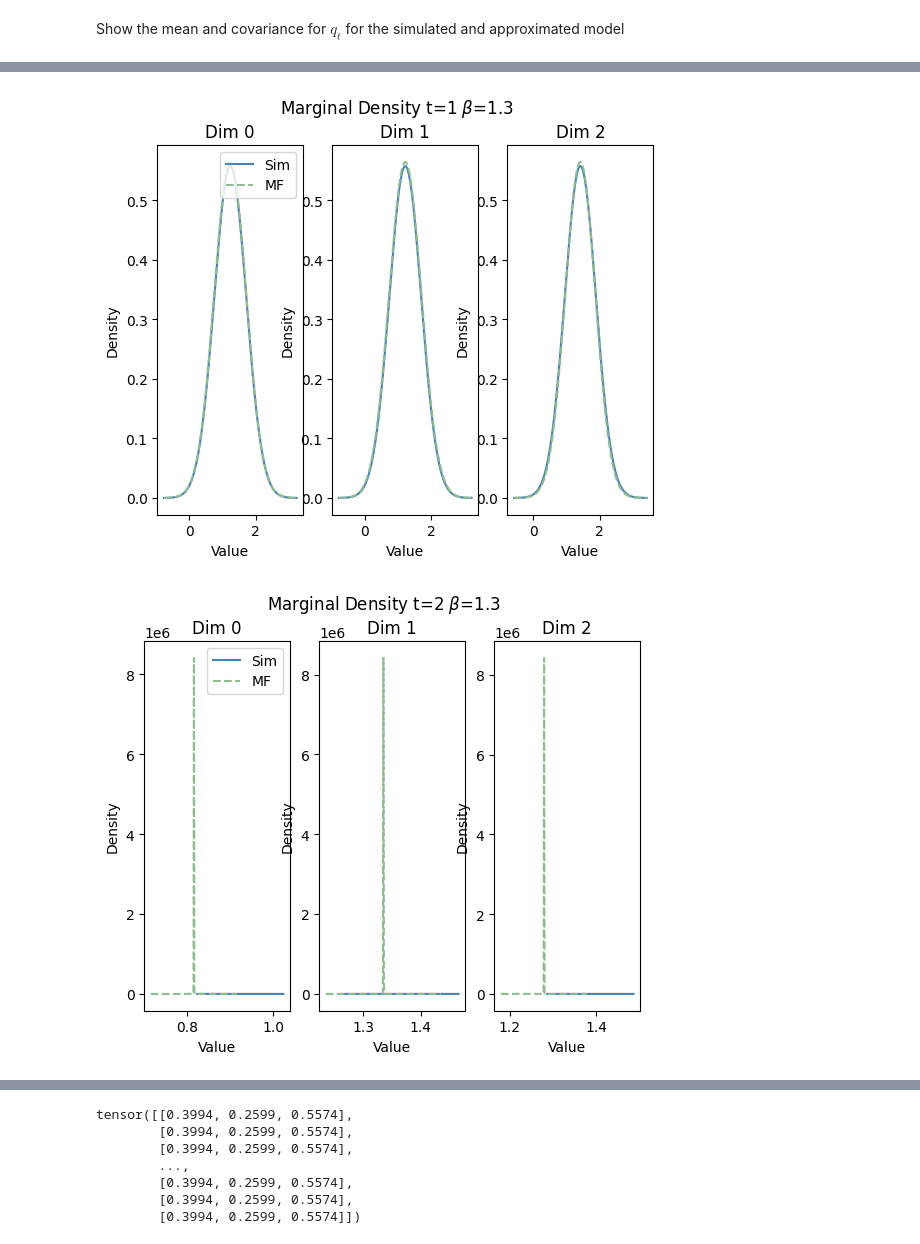
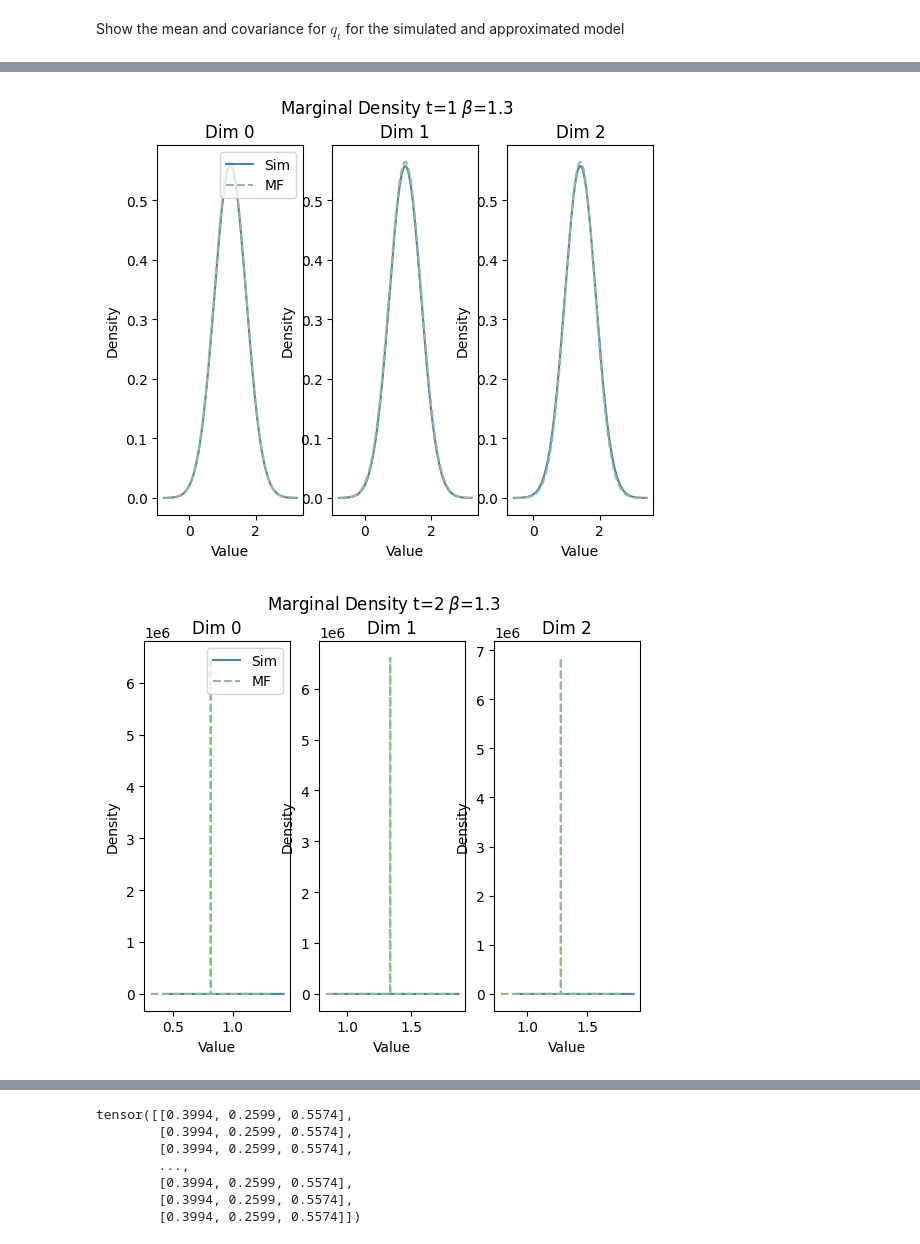
Before and after one commit to muxitox/nanoGPT, a Jupyter notebook: simple_model/simple_output_model_q.ipynb, the cells around one changed output, grey strips where cells are left out. Saved outputs shown, nothing was run; the diff lists cells and outputs as text; code cells hidden in the pictures.

Commit message:
Change plot grid

```diff
--- a/simple_model/simple_output_model_q.ipynb
+++ b/simple_model/simple_output_model_q.ipynb
@@ -584,7 +584,7 @@ for t in timesteps_to_examine:
     if t == 0:
         grid_width = 0.005
     elif t == 2:
-        grid_width = 0.1
+        grid_width = 0.5
     else:
         grid_width = 2
     grid = torch.linspace(-grid_width, grid_width, num_elems_grid)  # adjust range if mean is far from 0
@@ -616,34 +616,34 @@ for t in timesteps_to_examine:
         axes[i].set_xlabel('Value')
         axes[i].set_ylabel('Density')
 
         if i == 0:
             axes[i].legend(loc="upper right")
 
     fig.suptitle(rf"Marginal Density t={timesteps_to_examine[t]} $\beta$={beta}")
 
 
     print(q_sim_mean_t.shape, q_sim_cov_t.shape)
 # %% [output]
 0
 q sim tensor([0.3996, 0.2601, 0.5576])
 q mf tensor([0.3994, 0.2599, 0.5574])
 q sim cov tensor([[0.0002, 0.0002, 0.0003],
         [0.0002, 0.0002, 0.0003],
         [0.0003, 0.0003, 0.0004]])
 q mf cov tensor([[4.0965e-06, 1.4875e-06, 1.4635e-06],
         [1.4875e-06, 8.7292e-07, 6.2920e-07],
         [1.4635e-06, 6.2920e-07, 7.1291e-07]])
 torch.Size([3]) torch.Size([3, 3])
 1
 q sim tensor([1.2382, 1.2218, 1.4149])
 ... (34 lines left out)
 q mf cov tensor([[0.0066, 0.0022, 0.0053],
         [0.0022, 0.0045, 0.0037],
         [0.0053, 0.0037, 0.0082]])
 torch.Size([3]) torch.Size([3, 3])
 [figure]
 [figure]
-[figure, old version]
+[figure, new version]
 [figure]
 [figure]
 # %%
```
